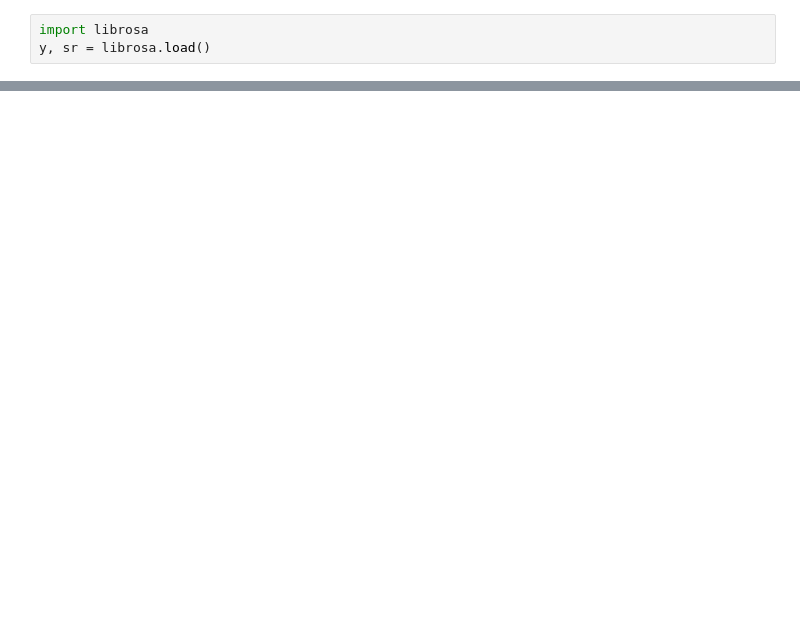
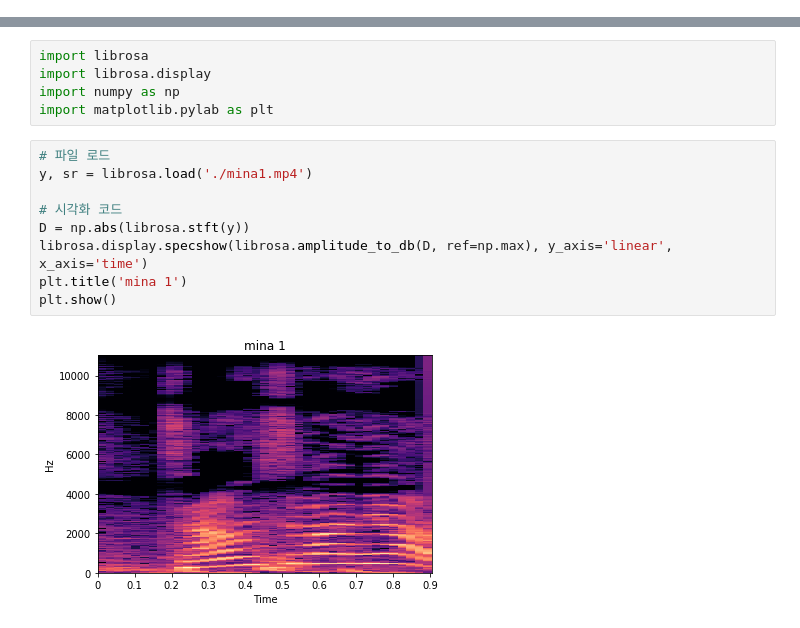
Before and after one commit to Ella77/korean-audio-sentiment-analysis, a Jupyter notebook: base_knowledge/preprocessing/stft_mfcc_melspectrogram/Librosa_stft_mfcc_melspectrogram.ipynb, the cells around one changed output, grey strips where cells are left out. Saved outputs shown, nothing was run; the diff lists cells and outputs as text; blank space fills up the shorter version.

Commit message:
add more information about librosa function load and stft also example 2 mp4 files

```diff
--- a/base_knowledge/preprocessing/stft_mfcc_melspectrogram/Librosa_stft_mfcc_melspectrogram.ipynb
+++ b/base_knowledge/preprocessing/stft_mfcc_melspectrogram/Librosa_stft_mfcc_melspectrogram.ipynb
@@ -27,3 +26,0 @@
-# %%
-import librosa
-y, sr = librosa.load()
@@ -66,0 +146,16 @@ ImportError: No module named 'librosa'
+# %%
+import librosa
+import librosa.display
+import numpy as np
+import matplotlib.pylab as plt
+# %%
+# 파일 로드
+y, sr = librosa.load('./mina1.mp4')
+
+# 시각화 코드
+D = np.abs(librosa.stft(y))
+librosa.display.specshow(librosa.amplitude_to_db(D, ref=np.max), y_axis='linear', x_axis='time')
+plt.title('mina 1')
+plt.show()
+# %% [output]
+[figure, added]
```
Also changed, not shown: parts of 16 cells of this notebook, 2 other files.
